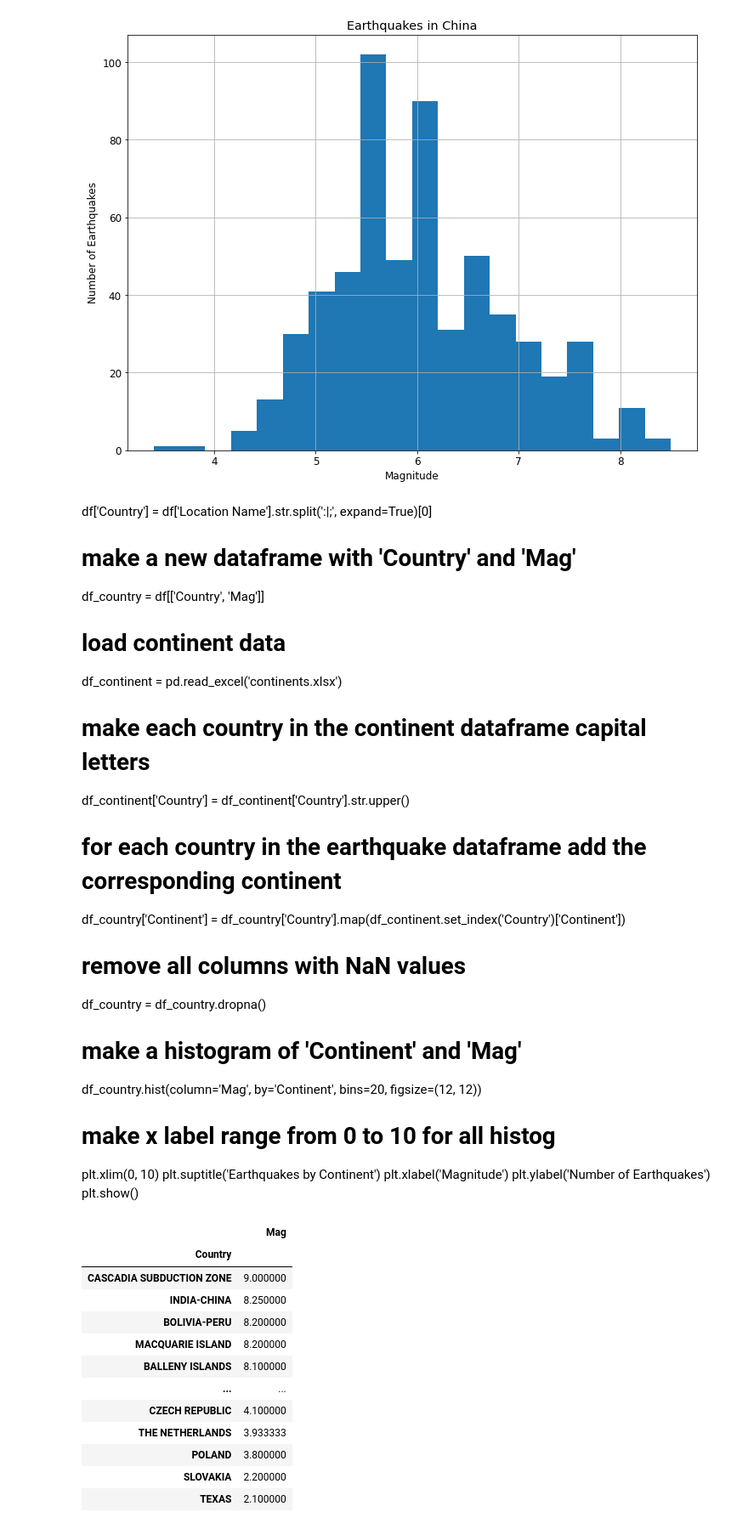
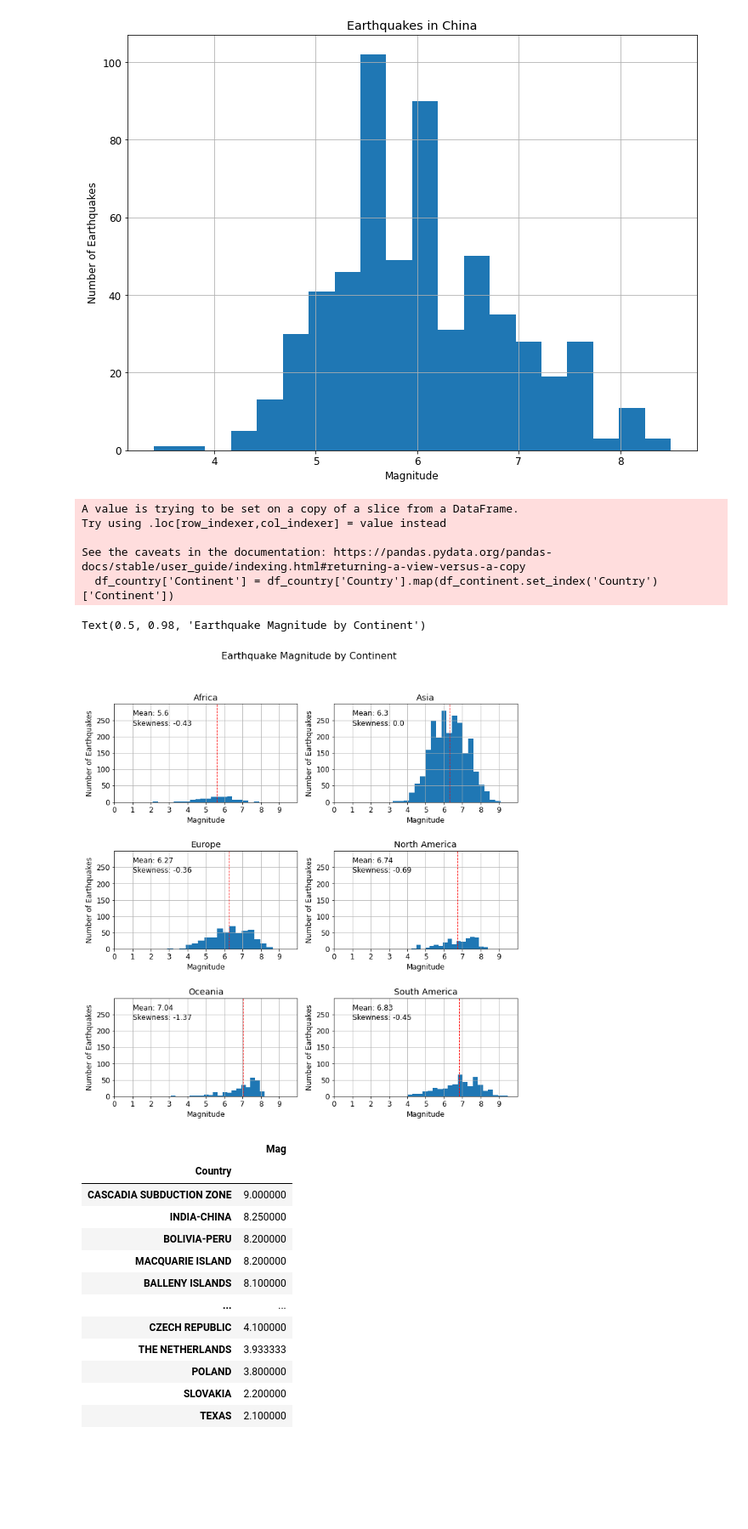
Before and after one commit to Matthijs-Vossen/Earthquake-Analysis, a Jupyter notebook: simon's-eda/eda.ipynb, the cells around one changed output. Shown at 85% size. Drawn from its saved outputs; the diff is of its cells as text; code cells hidden in the pictures; blank space fills up the shorter version.

```diff
--- a/simon's-eda/eda.ipynb
+++ b/simon's-eda/eda.ipynb
@@ -150,26 +150,50 @@ plt.show()
 CHINA    586
 Name: Country, dtype: int64
 [figure]
-# %% [markdown]
-df['Country'] = df['Location Name'].str.split(':|;', expand=True)[0]
-# make a new dataframe with 'Country' and 'Mag'
-df_country = df[['Country', 'Mag']]
-# load continent data
-df_continent = pd.read_excel('continents.xlsx')
-# make each country in the continent dataframe capital letters
-df_continent['Country'] = df_continent['Country'].str.upper()
-# for each country in the earthquake dataframe add the corresponding continent
-df_country['Continent'] = df_country['Country'].map(df_continent.set_index('Country')['Continent'])
-# remove all columns with NaN values
-df_country = df_country.dropna()
-# make a histogram of 'Continent' and 'Mag'
-df_country.hist(column='Mag', by='Continent', bins=20, figsize=(12, 12))
-# make x label range from 0 to 10 for all histog
-plt.xlim(0, 10)
-plt.suptitle('Earthquakes by Continent')
-plt.xlabel('Magnitude')
-plt.ylabel('Number of Earthquakes')
-plt.show()
+# %%
+df['Country'] = df['Location Name'].str.split(':|;', expand=True)[0]
+df_country = df[['Country', 'Mag']]
+df_continent = pd.read_excel('continents.xlsx')
+df_continent['Country'] = df_continent['Country'].str.upper()
+df_country['Continent'] = df_country['Country'].map(df_continent.set_index('Country')['Continent'])
+df_country = df_country.dropna()
+df_continents = [df_country[df_country['Continent'] == 'Africa'],
+                    df_country[df_country['Continent'] == 'Asia'],
+                    df_country[df_country['Continent'] == 'Europe'],
+                    df_country[df_country['Continent'] == 'North America'],
+                    df_country[df_country['Continent'] == 'Oceania'],
+                    df_country[df_country['Continent'] == 'South America']]
+
+fig, axes = plt.subplots(nrows=3, ncols=2, figsize=(12, 12))
+for i, ax in enumerate(axes.flatten()):
+    df_continents[i]['Mag'].hist(bins=20, ax=ax)
+    ax.set_title(df_continents[i]['Continent'].unique()[0])
+    ax.set_xlim(0, 10)
+    ax.set_xticks(np.arange(0, 10, 1))
+    ax.set_ylim(0, 300)
+    ax.set_yticks(np.arange(0, 300, 50))
+    ax.set_xlabel('Magnitude')
+    ax.set_ylabel('Number of Earthquakes')
+    fig.subplots_adjust(hspace=0.5)
+    ax.text(0.1, 0.9, 'Mean: ' + str(round(df_continents[i]['Mag'].mean(), 2)),
+            horizontalalignment='left',
+            verticalalignment='center',
+            transform=ax.transAxes)
+    ax.axvline(df_continents[i]['Mag'].mean(), color='r', linestyle='dashed', linewidth=1)
+    ax.text(0.1, 0.8, 'Skewness: ' + str(round(df_continents[i]['Mag'].skew(), 2)),
+            horizontalalignment='left',
+            verticalalignment='center',
+            transform=ax.transAxes)
+fig.suptitle('Earthquake Magnitude by Continent', fontsize=16)
+#fig.savefig('earthquake_magnitude_by_continent.png')
+# %% [output]
+A value is trying to be set on a copy of a slice from a DataFrame.
+Try using .loc[row_indexer,col_indexer] = value instead
+
+See the caveats in the documentation: https://pandas.pydata.org/pandas-docs/stable/user_guide/indexing.html#returning-a-view-versus-a-copy
+  df_country['Continent'] = df_country['Country'].map(df_continent.set_index('Country')['Continent'])
+Text(0.5, 0.98, 'Earthquake Magnitude by Continent')
+[figure, added]
 # %%
 ## Average MAG by Country
 # get average 'Mag' for each country by joining rows of same country name
```
